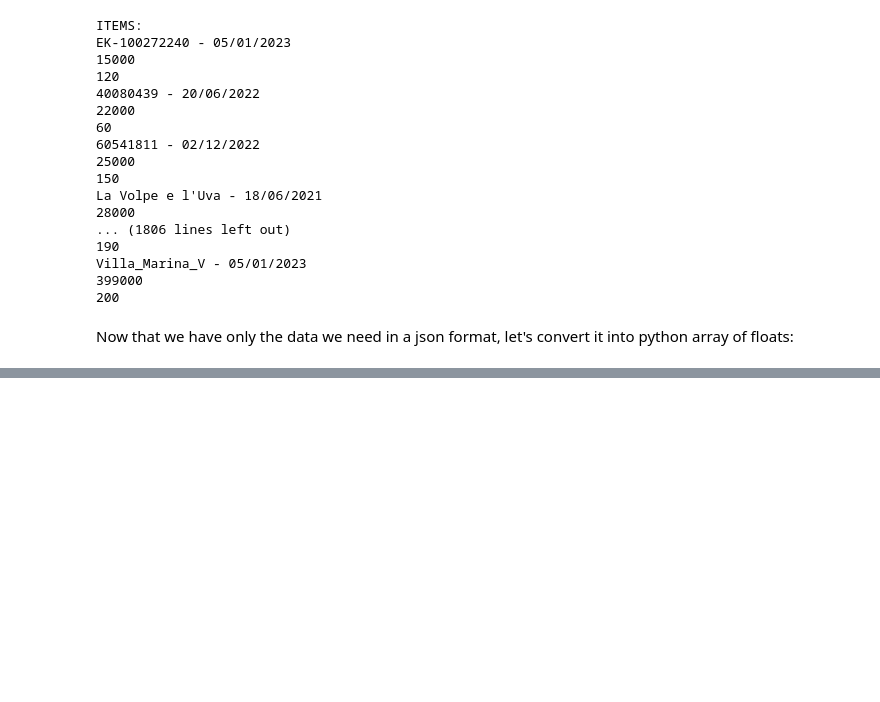
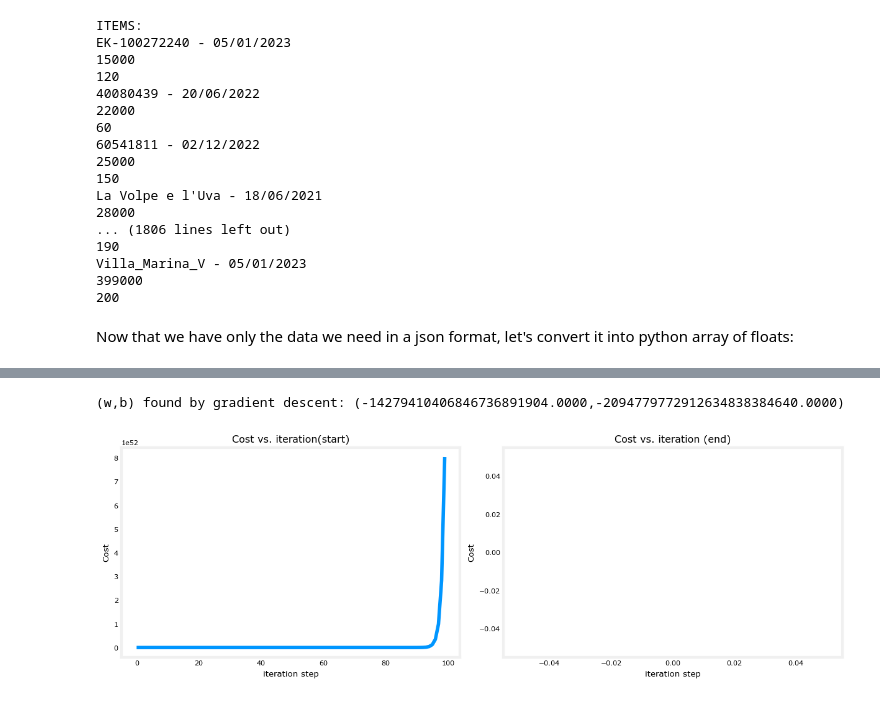
Before and after one commit to MaciejReimann/harvesters, a Jupyter notebook: src/ml-experiments/linear_regression_sassari.ipynb, the cells around one changed output, grey strips where cells are left out. Drawn from its saved outputs; the diff is of its cells as text; code cells hidden in the pictures; blank space fills up the shorter version.

Commit message:
plot cost versus iteration

```diff
--- a/src/ml-experiments/linear_regression_sassari.ipynb
+++ b/src/ml-experiments/linear_regression_sassari.ipynb
@@ -23,14 +23,13 @@ Requirement already satisfied: six in /Users/maciejreimann/Library/Python/3.10/l
 Requirement already satisfied: platformdirs>=2.5 in /Users/maciejreimann/Library/Python/3.10/lib/python/site-packages (from jupyter-core>=4.9.2->jupyter-client>=6.1.12->ipykernel>=4.5.1->ipywidgets) ( ...
 # %%
 
-# from lab_utils_uni import plt_house_x, plt_contour_wgrad, plt_divergence, plt_gradients
 import math
 import copy
 import numpy
-import matplotlib.pyplot as plot
+import matplotlib.pyplot as plt
 from ipywidgets import interact, interactive, fixed, interact_manual
 
-plot.style.use('./utils_plot/deeplearning.mplstyle')
+plt.style.use('deeplearning.mplstyle')
 # %%
 def compute_cost(x, y, w, b):
     """
@@ -257,8 +268,8 @@ prices = list(map(lambda x: x.get_price() / 1000, items))
 Now that we have only the data we need in a json format, let's convert it into python array of floats:
 # %%
 # Load our data set
-x_training_examples = numpy.array(areas)[:10]   # stores features
-y_training_examples = numpy.array(prices)[:10]  # stores targets
+x_training_examples = numpy.array(areas)[:100]   # stores features
+y_training_examples = numpy.array(prices)[:100]  # stores targets
 
 
 # m is the number of training examples
@@ -373,0 +294,34 @@ interactive(children=(IntSlider(value=150, description='w', max=400, step=10), O
+# %%
+# initialize parameters
+w_init = 0
+b_init = 0
+
+# gradient descent settings
+iterations = 100
+tmp_alpha = 1.0e-2
+
+# run gradient descent
+w_final, b_final, costs_history, parameters_history = gradient_descent(x_training_examples, y_training_examples, w_init, b_init, tmp_alpha,
+                                                    iterations, compute_cost, compute_gradient)
+
+print(f"(w,b) found by gradient descent: ({w_final:8.4f},{b_final:8.4f})")
+# %% [output]
+(w,b) found by gradient descent: (-14279410406846736891904.0000,-2094779772912634838384640.0000)
+# %%
+# plot cost versus iteration
+fig, (ax1, ax2) = plt.subplots(1, 2, constrained_layout=True, figsize=(12, 4))
+
+ax1.plot(costs_history[:100])
+ax1.set_title("Cost vs. iteration(start)")
+ax1.set_xlabel('iteration step')
+ax1.set_ylabel('Cost')
+
+ax2.plot(1000 + numpy.arange(len(costs_history[1000:])), costs_history[1000:])
+ax2.set_title("Cost vs. iteration (end)")
+ax2.set_xlabel('iteration step')
+ax2.set_ylabel('Cost')
+
+
+plt.show()
+# %% [output]
+[figure, added]
```
Also changed, not shown: parts of 7 cells of this notebook, 4 other files.
